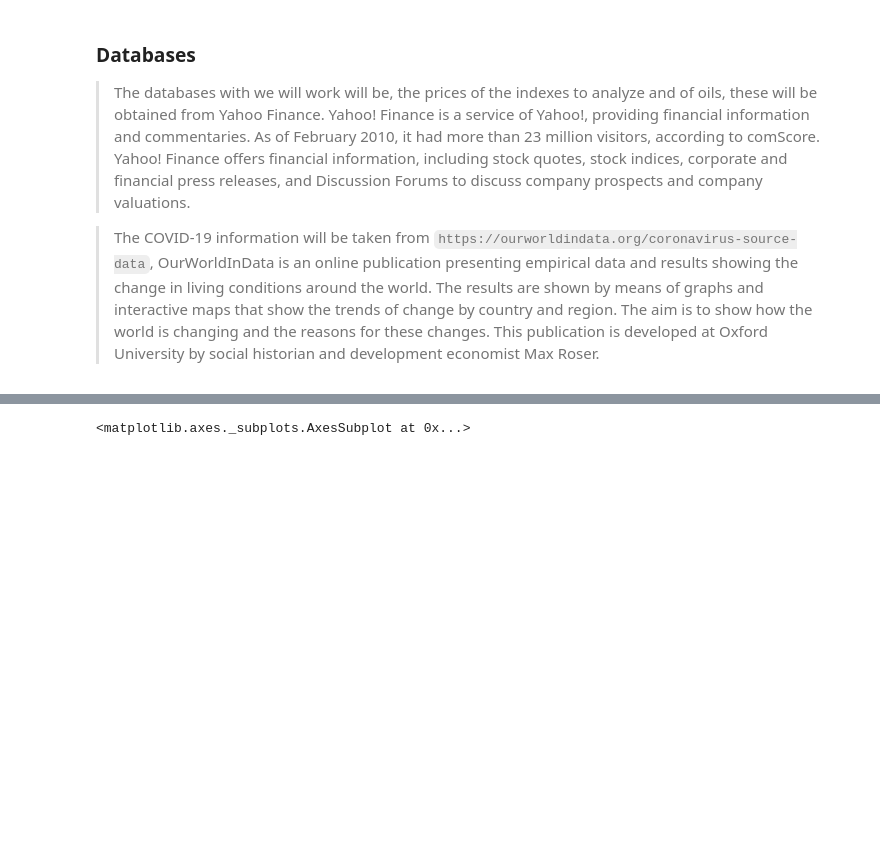
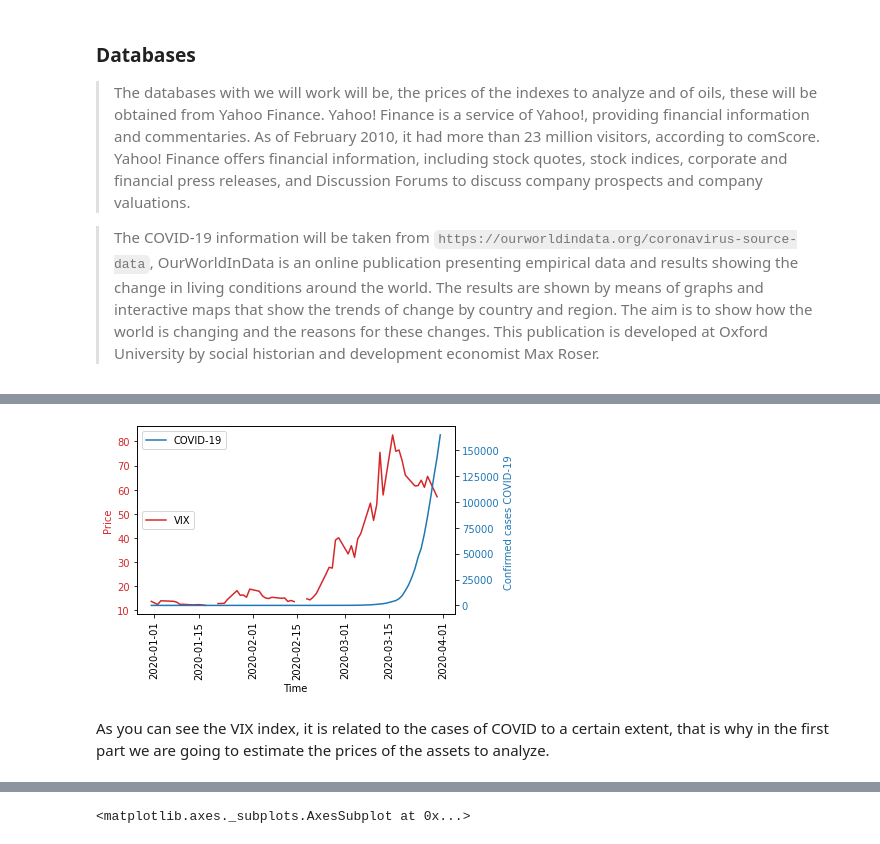
Before and after one commit to douglasparism/Proyecto_SIMFIN, a Jupyter notebook: Proyecto_NASalinas_DFPAris.ipynb, the cells around one changed output, grey strips where cells are left out. Cells and saved outputs as stored; diff of their text form; code cells hidden in the pictures; blank space fills up the shorter version.

```diff
--- a/Proyecto_NASalinas_DFPAris.ipynb
+++ b/Proyecto_NASalinas_DFPAris.ipynb
@@ -114,6 +125,44 @@ def get_adj_closes(tickers, start_date=None, end_date=None):
 
 indices_data = get_adj_closes(indices_tickers,start_date="2019-12-31",end_date="2020-03-30")
 indices_data = indices_data[0:-1]
+# %%
+data = pd.read_csv('full_data.csv',index_col = 'location')
+data_bk = pd.DataFrame(data)
+data = pd.DataFrame(data)
+# %%
+def data_pais(pais):
+    data_pais = pd.DataFrame(data.loc[pais])
+    data_pais['date'] = pd.to_datetime(data_pais.date)
+    return data_pais
+# %%
+USA = data_pais('United States')
+WRL = data_pais('World')
+# %%
+fig, ax1 = plt.subplots()
+
+color = 'tab:red'
+ax1.set_xlabel('Time')
+ax1.set_ylabel('Price', color=color)
+ax1.plot(indices_data.index, indices_data['^VIX'], color=color,label = 'VIX')
+plt.legend(loc='center left')
+ax1.tick_params(axis='y', labelcolor=color)
+ax1.tick_params(axis='x', rotation = 90)
+ax2 = ax1.twinx()  # instantiate a second axes that shares the same x-axis
+
+color = 'tab:blue'
+ax2.set_ylabel('Confirmed cases COVID-19 ', color=color)  # we already handled the x-label with ax1
+ax2.plot(USA['date'],USA['total_cases'], color=color,label = 'COVID-19')
+ax2.tick_params(axis='y', labelcolor=color)
+
+
+plt.legend(loc='upper left')
+fig.tight_layout()  # otherwise the right y-label is slightly clipped
+
+plt.show()
+# %% [output]
+[figure, added]
+# %% [markdown]
+As you can see the VIX index, it is related to the cases of COVID to a certain extent, that is why in the first part we are going to estimate the prices of the assets to analyze.
 # %%
 indices_data
 # %% [output]
```
Also changed, not shown: parts of 6 cells of this notebook.
